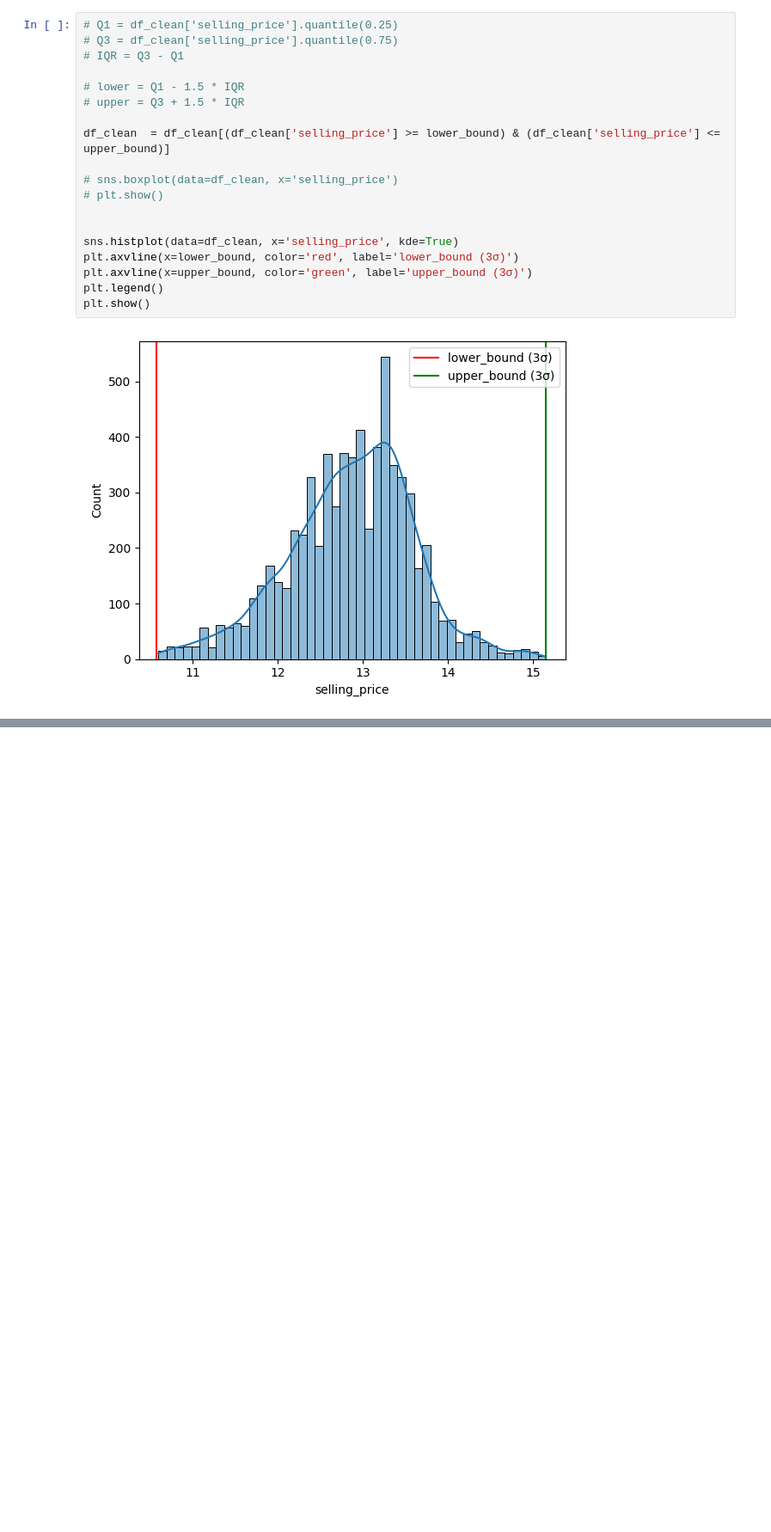
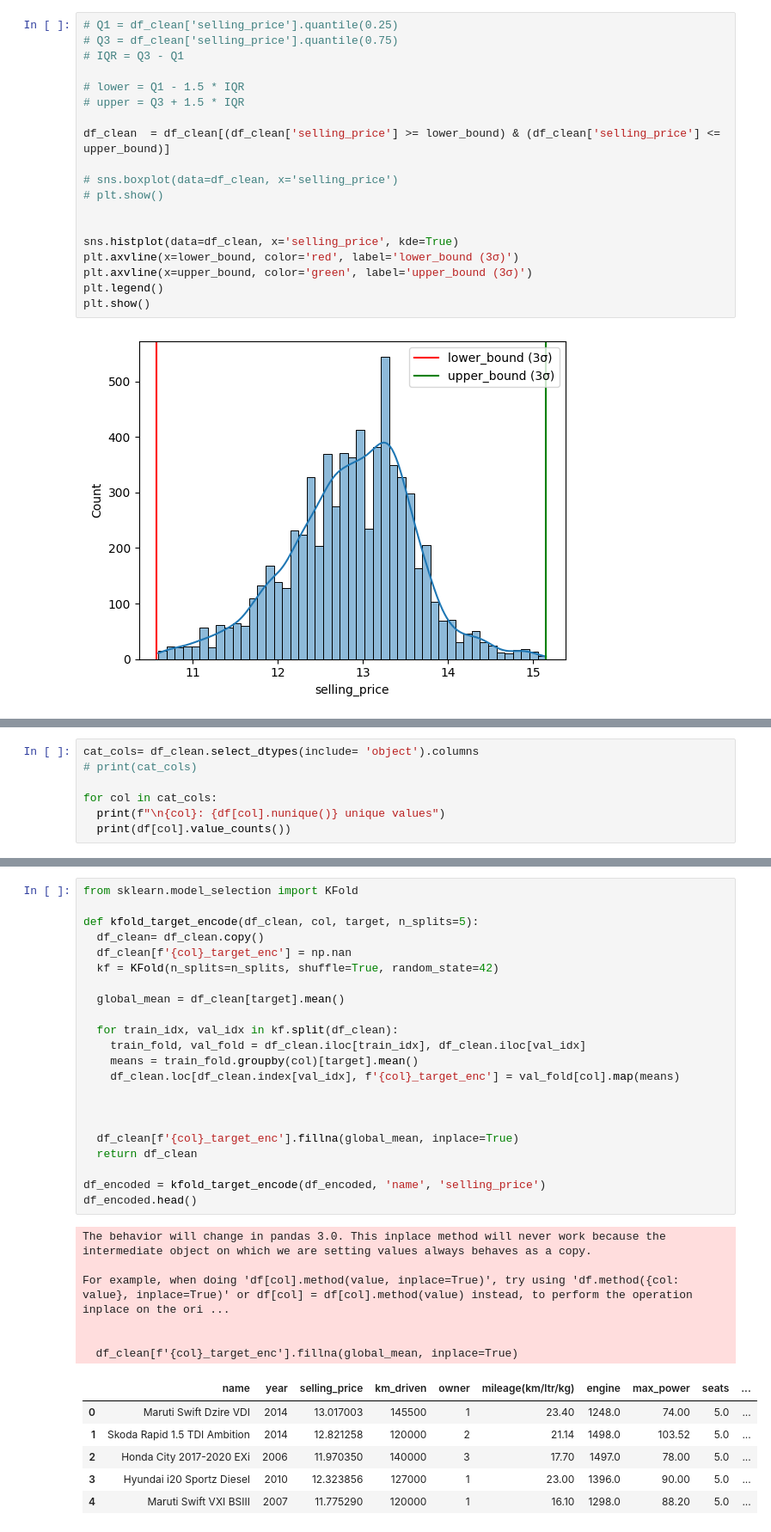
Before and after one commit to mokhivibes/ml_course_hometasks, a Jupyter notebook: 6_Homework.ipynb, the cells around one changed output, grey strips where cells are left out. Shown at 86% size. Cells and saved outputs as stored; diff of their text form; blank space fills up the shorter version.

```diff
--- a/6_Homework.ipynb
+++ b/6_Homework.ipynb
@@ -303,0 +326,7 @@ plt.show()
+# %%
+cat_cols= df_clean.select_dtypes(include= 'object').columns
+# print(cat_cols)
+
+for col in cat_cols:
+  print(f"\n{col}: {df[col].nunique()} unique values")
+  print(df[col].value_counts())
@@ -303,0 +372,35 @@ plt.show()
+# %%
+from sklearn.model_selection import KFold
+
+def kfold_target_encode(df_clean, col, target, n_splits=5):
+  df_clean= df_clean.copy()
+  df_clean[f'{col}_target_enc'] = np.nan
+  kf = KFold(n_splits=n_splits, shuffle=True, random_state=42)
+
+  global_mean = df_clean[target].mean()
+
+  for train_idx, val_idx in kf.split(df_clean):
+    train_fold, val_fold = df_clean.iloc[train_idx], df_clean.iloc[val_idx]
+    means = train_fold.groupby(col)[target].mean()
+    df_clean.loc[df_clean.index[val_idx], f'{col}_target_enc'] = val_fold[col].map(means)
+
+
+
+  df_clean[f'{col}_target_enc'].fillna(global_mean, inplace=True)
+  return df_clean
+
+df_encoded = kfold_target_encode(df_encoded, 'name', 'selling_price')
+df_encoded.head()
+# %% [output]
+The behavior will change in pandas 3.0. This inplace method will never work because the intermediate object on which we are setting values always behaves as a copy.
+
+For example, when doing 'df[col].method(value, inplace=True)', try using 'df.method({col: value}, inplace=True)' or df[col] = df[col].method(value) instead, to perform the operation inplace on the ori ...
+
+
+  df_clean[f'{col}_target_enc'].fillna(global_mean, inplace=True)
+|  | name | year | selling_price | km_driven | owner | mileage(km/ltr/kg) | engine | max_power | seats | ... |
+| 0 | Maruti Swift Dzire VDI | 2014 | 13.017003 | 145500 | 1 | 23.40 | 1248.0 | 74.00 | 5.0 | ... |
+| 1 | Skoda Rapid 1.5 TDI Ambition | 2014 | 12.821258 | 120000 | 2 | 21.14 | 1498.0 | 103.52 | 5.0 | ... |
+| 2 | Honda City 2017-2020 EXi | 2006 | 11.970350 | 140000 | 3 | 17.70 | 1497.0 | 78.00 | 5.0 | ... |
+| 3 | Hyundai i20 Sportz Diesel | 2010 | 12.323856 | 127000 | 1 | 23.00 | 1396.0 | 90.00 | 5.0 | ... |
+| 4 | Maruti Swift VXI BSIII | 2007 | 11.775290 | 120000 | 1 | 16.10 | 1298.0 | 88.20 | 5.0 | ... |
```
Also changed, not shown: parts of 13 cells of this notebook.
